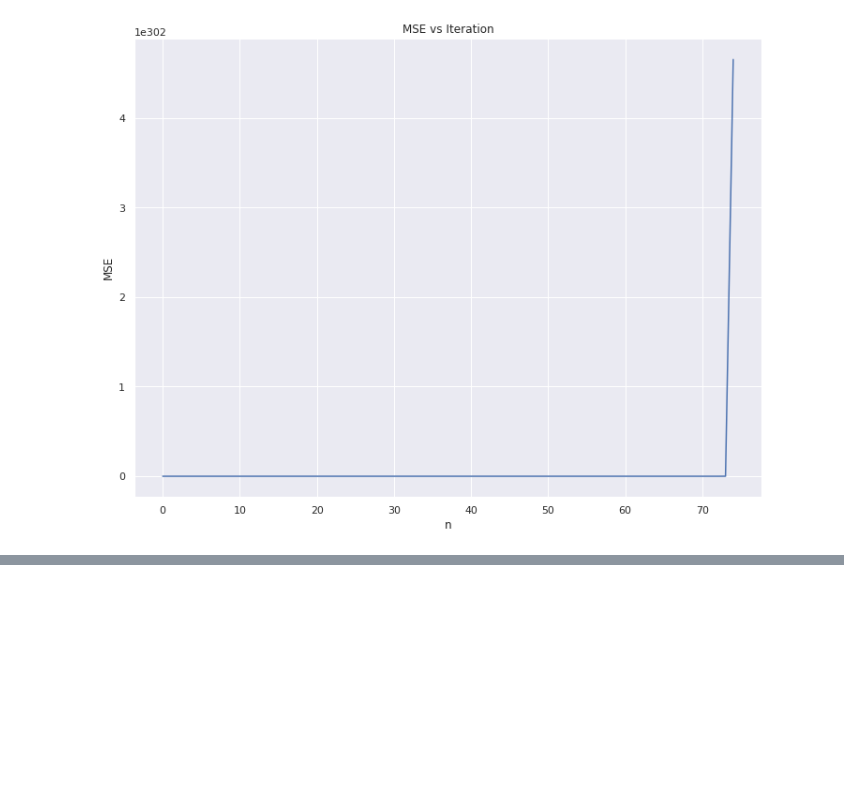
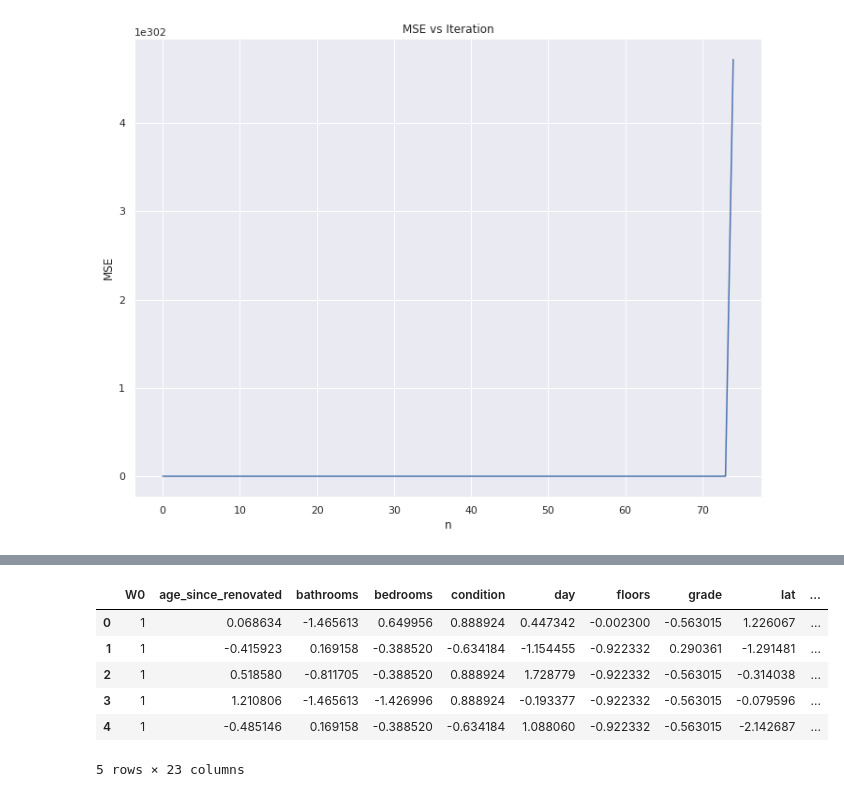
Before and after one commit to KingstonRainsworthCS/AI-534, a Jupyter notebook: IA1/IA1.ipynb, the cells around one changed output, grey strips where cells are left out. Saved outputs shown, nothing was run; the diff lists cells and outputs as text; code cells hidden in the pictures; blank space fills up the shorter version.

```diff
--- a/IA1/IA1.ipynb
+++ b/IA1/IA1.ipynb
@@ -104,0 +111,25 @@ plt.show()
+# %%
+testdateformat = testData["date"].str.split("/", expand = True)
+testData['year'] = testdateformat[2].astype(int)
+testData['month'] = testdateformat[1].astype(int)
+testData['day'] = testdateformat[0].astype(int)
+testData['W0'] = 1
+testData['age_since_renovated'] = np.where(testData['yr_renovated'] == 0, testData['year'] - testData['yr_built'], testData['year'] - testData['yr_renovated'])
+
+normalizetestData = (testData - originalData.mean()) / originalData.std()
+normalizetestData['W0'] = testData['W0']
+normalizetestData['waterfront'] = testData['waterfront']
+normalizetestData['price'] = testData['price']
+
+validatingData = normalizetestData.drop(['date', 'id', 'yr_renovated'], axis = 1)
+validatingFeatureData = validatingData.drop(['price'], axis = 1)
+
+validatingData.head()
+# %% [output]
+|  | W0 | age_since_renovated | bathrooms | bedrooms | condition | day | floors | grade | lat | ... |
+| 0 | 1 | 0.068634 | -1.465613 | 0.649956 | 0.888924 | 0.447342 | -0.002300 | -0.563015 | 1.226067 | ... |
+| 1 | 1 | -0.415923 | 0.169158 | -0.388520 | -0.634184 | -1.154455 | -0.922332 | 0.290361 | -1.291481 | ... |
+| 2 | 1 | 0.518580 | -0.811705 | -0.388520 | 0.888924 | 1.728779 | -0.922332 | -0.563015 | -0.314038 | ... |
+| 3 | 1 | 1.210806 | -1.465613 | -1.426996 | 0.888924 | -0.193377 | -0.922332 | -0.563015 | -0.079596 | ... |
+| 4 | 1 | -0.485146 | 0.169158 | -0.388520 | -0.634184 | 1.088060 | -0.922332 | -0.563015 | -2.142687 | ... |
+5 rows × 23 columns
```
Also changed, not shown: parts of 24 cells of this notebook.
